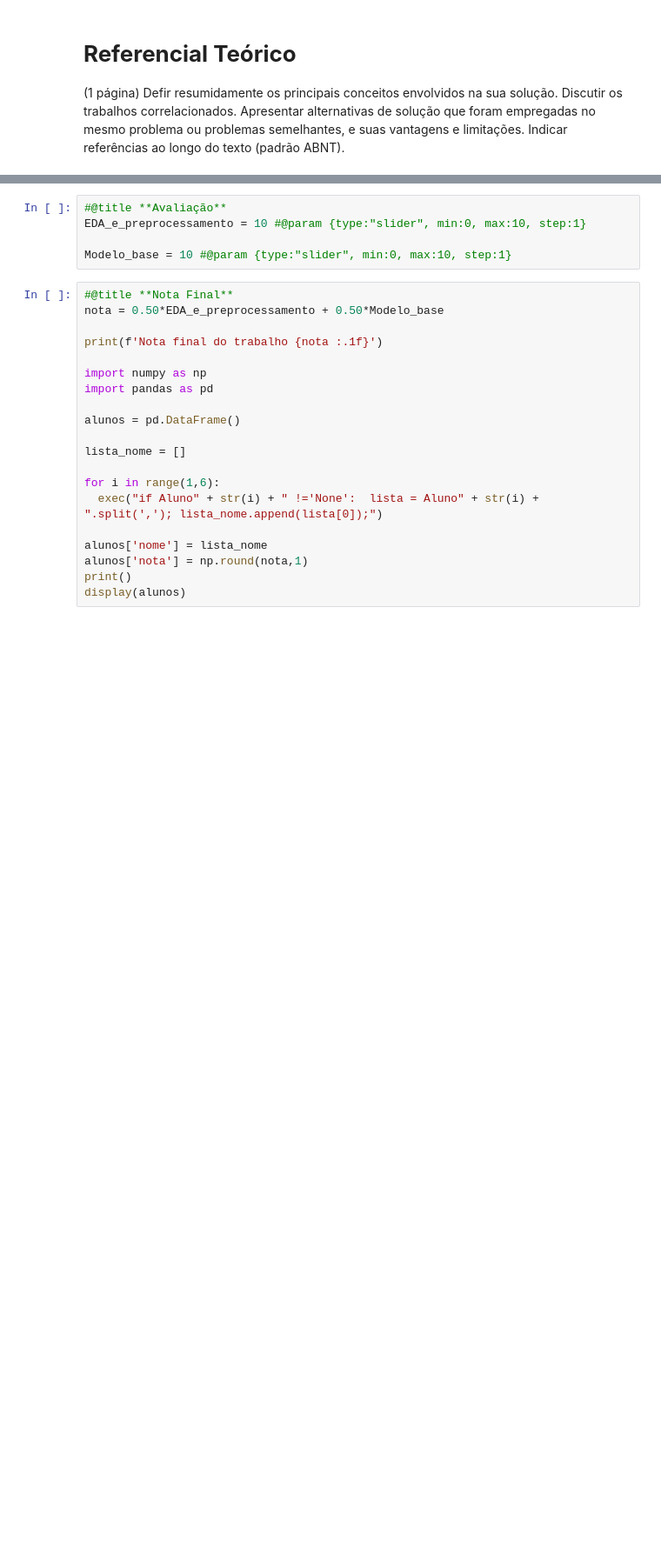
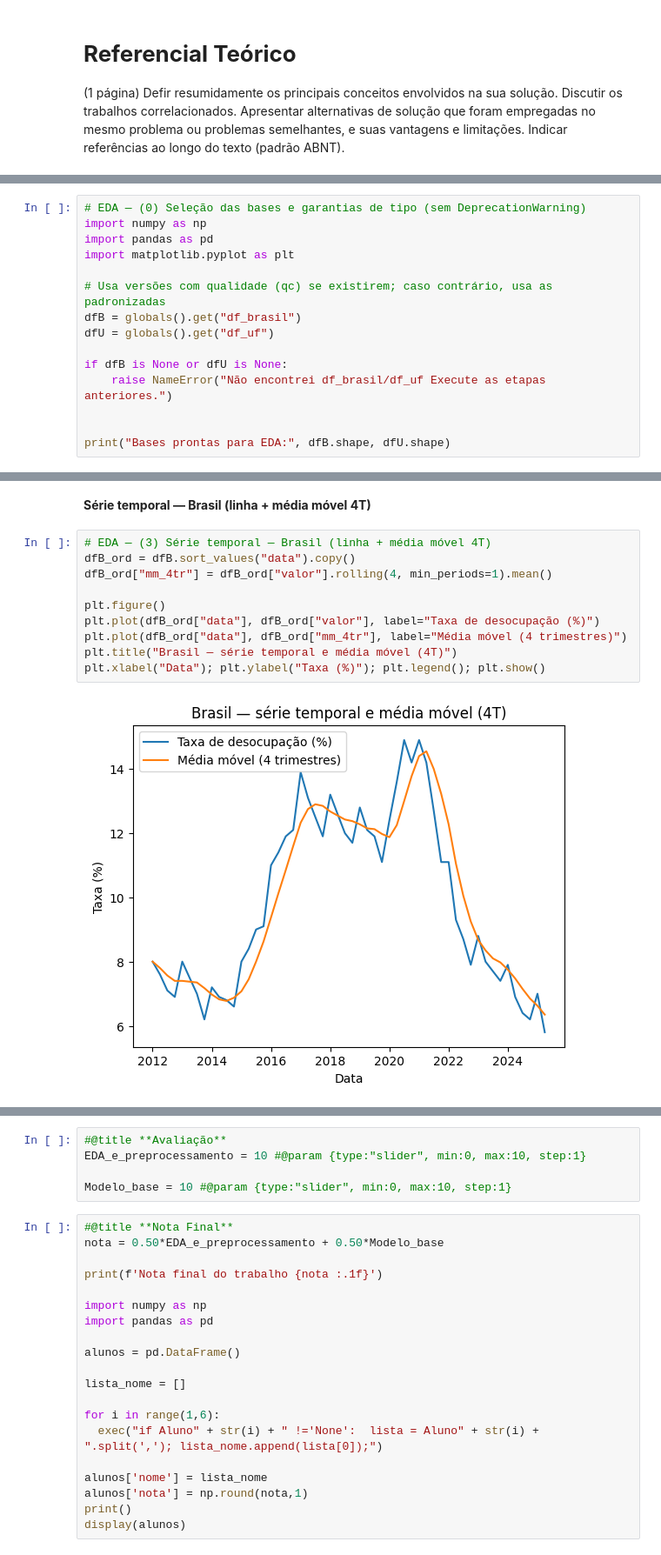
Before and after one commit to lattarian/projeto_aplicado_iv, a Jupyter notebook: projeto/cd_projeto_aplicado_IV_entrega_3.ipynb, the cells around one changed output, grey strips where cells are left out. Shown: that part at 87% size. Drawn from its saved outputs; the diff is of its cells as text; blank space fills up the shorter version.

```diff
--- a/projeto/cd_projeto_aplicado_IV_entrega_3.ipynb
+++ b/projeto/cd_projeto_aplicado_IV_entrega_3.ipynb
@@ -55,0 +361,15 @@ Complementar a entrega anterior.
+# %%
+# EDA — (0) Seleção das bases e garantias de tipo (sem DeprecationWarning)
+import numpy as np
+import pandas as pd
+import matplotlib.pyplot as plt
+
+# Usa versões com qualidade (qc) se existirem; caso contrário, usa as padronizadas
+dfB = globals().get("df_brasil")
+dfU = globals().get("df_uf")
+
+if dfB is None or dfU is None:
+    raise NameError("Não encontrei df_brasil/df_uf Execute as etapas anteriores.")
+
+
+print("Bases prontas para EDA:", dfB.shape, dfU.shape)
@@ -55,0 +415,14 @@ Complementar a entrega anterior.
+# %% [markdown]
+**Série temporal — Brasil (linha + média móvel 4T)**
+# %%
+# EDA — (3) Série temporal — Brasil (linha + média móvel 4T)
+dfB_ord = dfB.sort_values("data").copy()
+dfB_ord["mm_4tr"] = dfB_ord["valor"].rolling(4, min_periods=1).mean()
+
+plt.figure()
+plt.plot(dfB_ord["data"], dfB_ord["valor"], label="Taxa de desocupação (%)")
+plt.plot(dfB_ord["data"], dfB_ord["mm_4tr"], label="Média móvel (4 trimestres)")
+plt.title("Brasil — série temporal e média móvel (4T)")
+plt.xlabel("Data"); plt.ylabel("Taxa (%)"); plt.legend(); plt.show()
+# %% [output]
+[figure, added]
```
Also changed, not shown: parts of 71 cells of this notebook.
